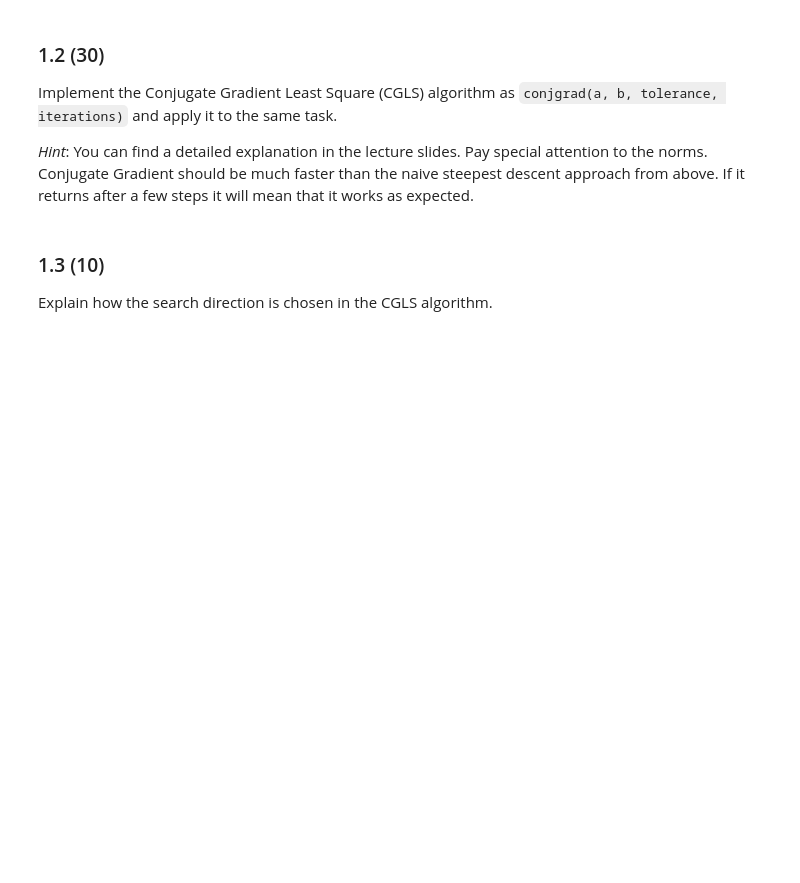
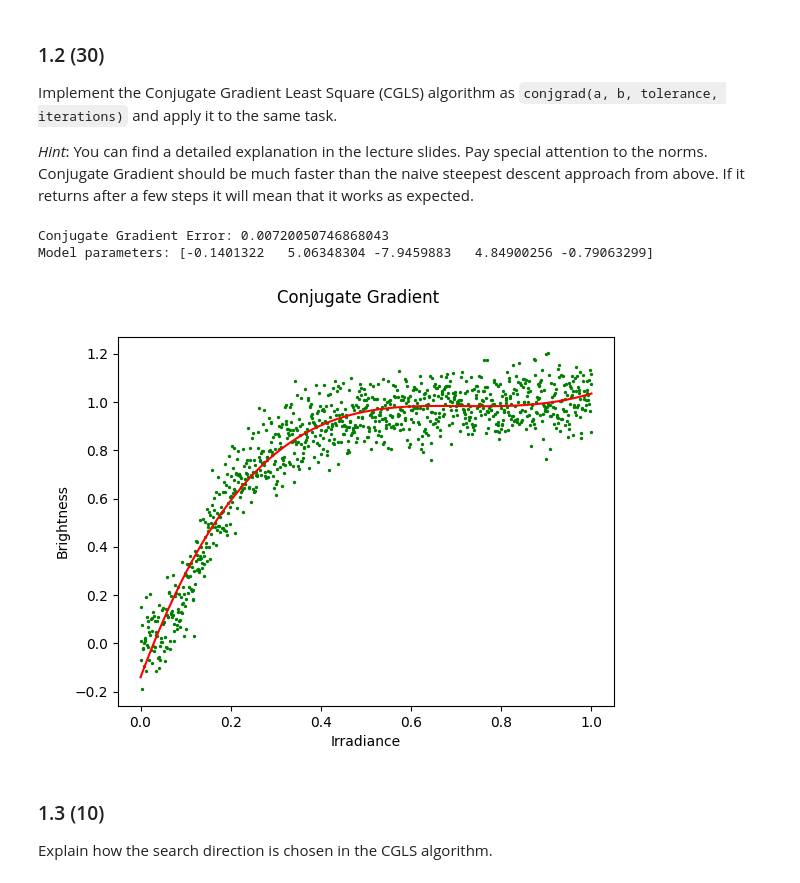
Before and after one commit to nimartin99/Computational-Photography, a Jupyter notebook: exercise_06/DataFitting1.ipynb, the cells around one changed output. Drawn from its saved outputs; the diff is of its cells as text; code cells hidden in the pictures; blank space fills up the shorter version.

```diff
--- a/exercise_06/DataFitting1.ipynb
+++ b/exercise_06/DataFitting1.ipynb
@@ -214,26 +203,56 @@ def conjgrad(a: np.ndarray, b: np.ndarray, tolerance: float, iterations: int) ->
     Returns:
         Estimate x [m] as a numpy array.
     """
-    # Todo!
+
+    # Initialize
+    x = np.ones((a.shape[1]))
+    r = b - a @ x
+    p = a.T @ r
+    s = p
+    gamma = np.sum(np.square(s))
+
+    # Optimization loop.
+    t = tqdm(range(iterations))
+    for i in t:
+        q = a @ p
+        alpha = gamma / np.sum(np.square(q))
+        x = x + alpha * p
+        r = r - alpha * q
+        s = a.T @ r
+        gamma_0 = gamma.copy()
+        gamma = np.sum(np.square(s))
+        beta = gamma / gamma_0
+        p = s + beta * p
+
+        # Compute error (mean squared difference).
+        err = np.mean(np.square(a @ x - b))
+        t.set_postfix(err=err)
+        if err < tolerance:
+            break
+    return x
 # %%
 # Todo: Run conjugate gradient on the same data.
-x_cg = np.zeros(4)
+x_cg = conjgrad(A_4, b, tolerance, max_iter)
 
 # Todo: Apply model parameters.
-cg_result = np.zeros_like(b)
+cg_result = A_4 @ x_cg
 
 # Compute MSE and print some stats.
 mse_congrad = mean_squared_error(cg_result, brightness)
 print("Conjugate Gradient Error: {}".format(mse_congrad))
 print("Model parameters: {}".format(x_cg))
 # Plot result.
 fig = plt.figure()
 fig.suptitle("Conjugate Gradient")
 plt.scatter(irradiance, b, color="g", s=2)
 plt.plot(irradiance, cg_result, color="r")
 plt.xlabel("Irradiance")
 plt.ylabel("Brightness")
 plt.show()
+# %% [output]
+Conjugate Gradient Error: 0.00720050746868043
+Model parameters: [-0.1401322   5.06348304 -7.9459883   4.84900256 -0.79063299]
+[figure, added]
 # %% [markdown]
 ### 1.3 (10)
 Explain how the search direction is chosen in the CGLS algorithm.
```
Also changed, not shown: parts of 10 cells of this notebook.
